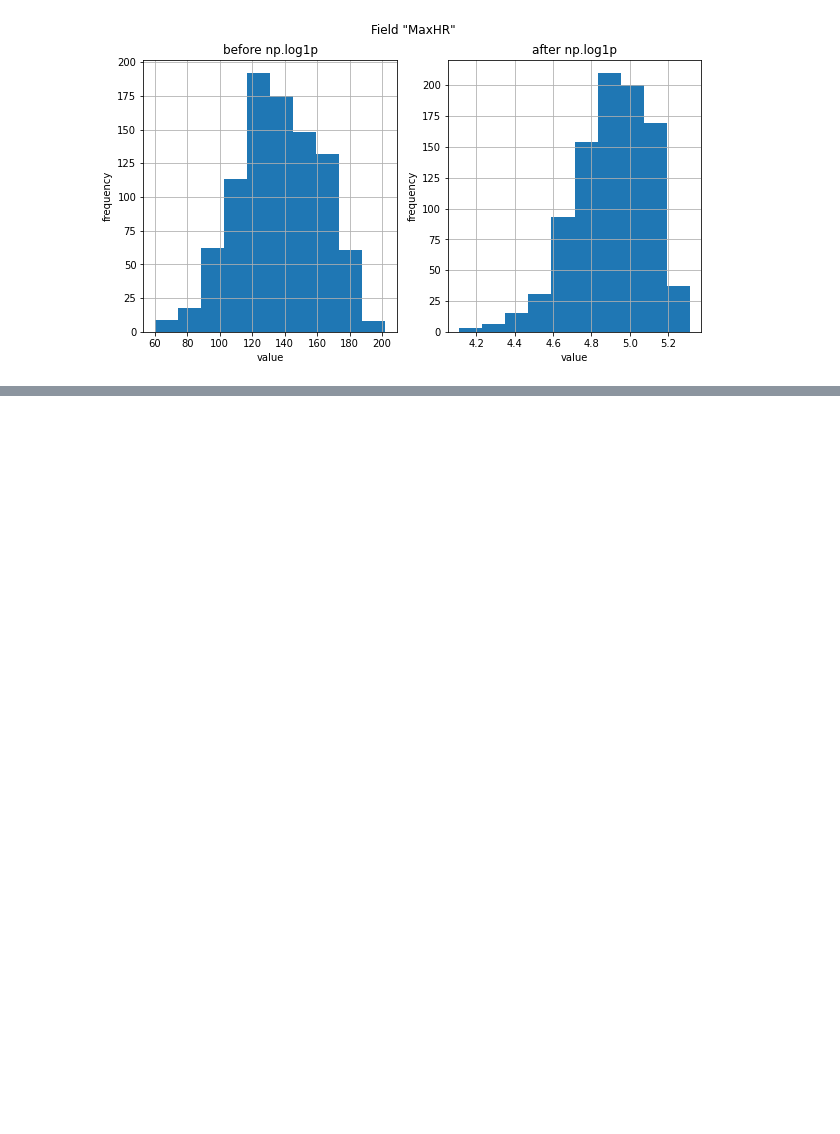
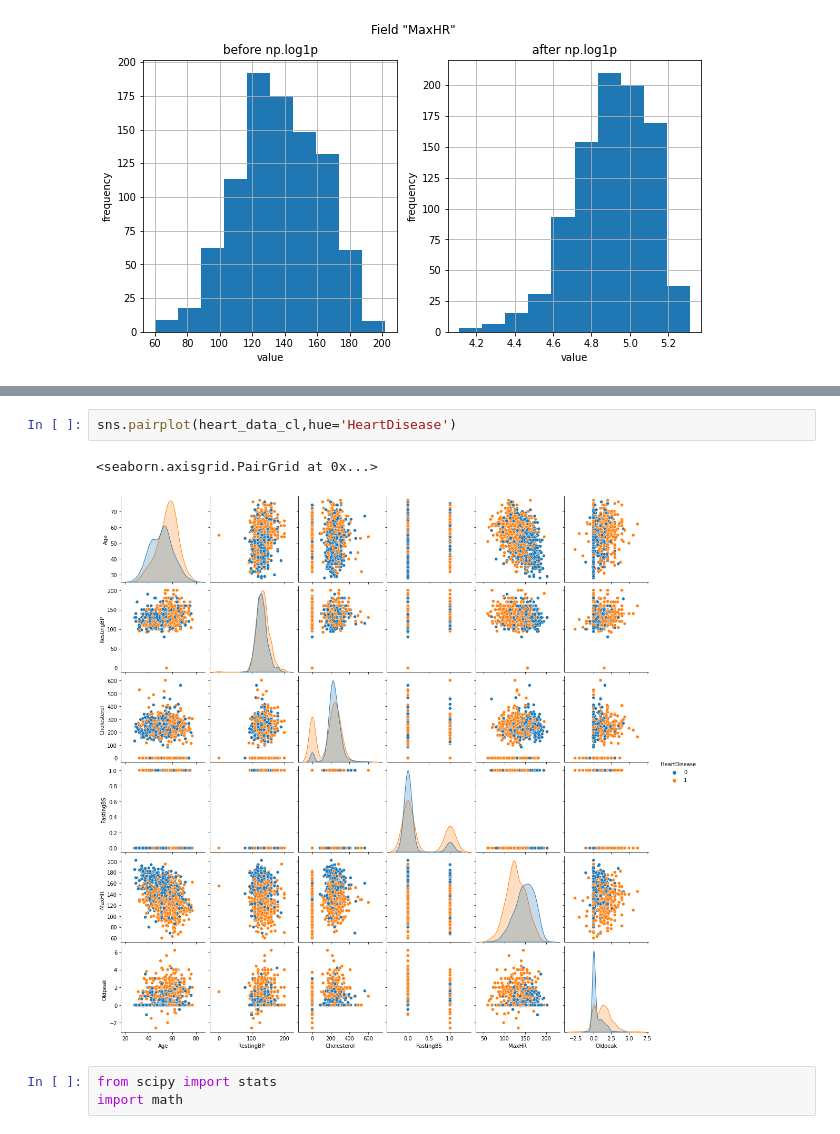
Before and after one commit to Mhsm2012/heart_disease_regression, a Jupyter notebook: heart_disease.ipynb, the cells around one changed output, grey strips where cells are left out. Saved outputs shown, nothing was run; the diff lists cells and outputs as text; blank space fills up the shorter version.

```diff
--- a/heart_disease.ipynb
+++ b/heart_disease.ipynb
@@ -239,0 +295,8 @@ fig.suptitle('Field "{}"'.format(field));
+# %%
+sns.pairplot(heart_data_cl,hue='HeartDisease')
+# %% [output]
+<seaborn.axisgrid.PairGrid at 0x...>
+[figure, added]
+# %%
+from scipy import stats
+import math
```
Also changed, not shown: parts of 14 cells of this notebook.
